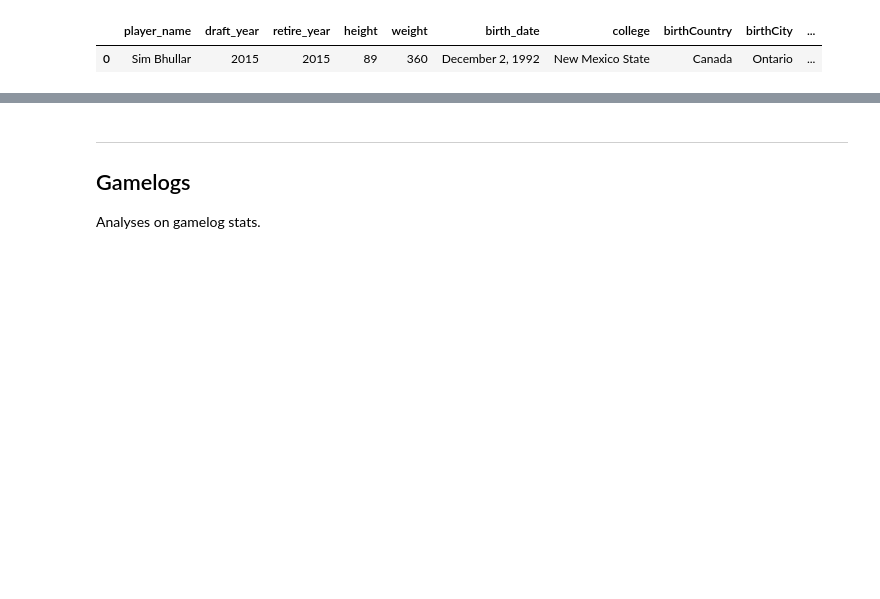
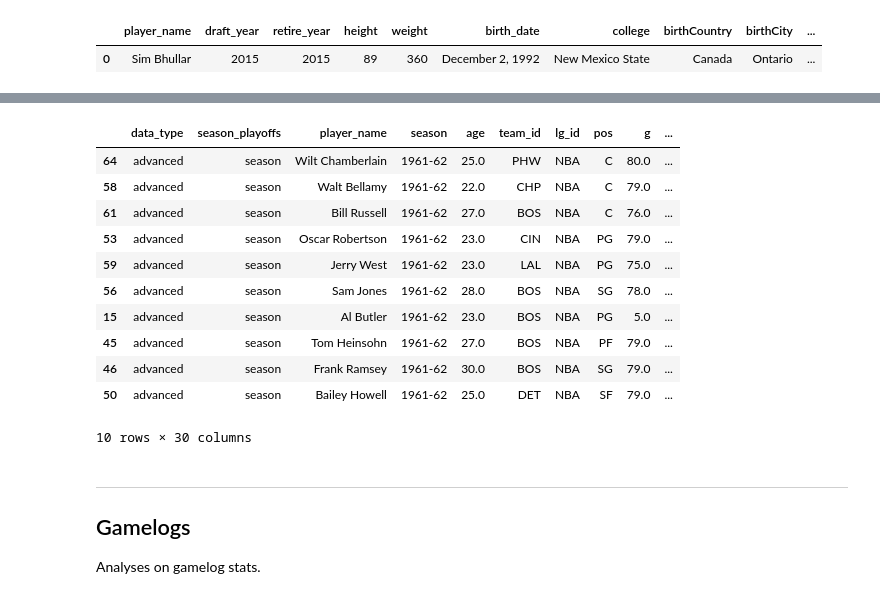
Before and after one commit to rahim-hashim/NBA-Prediction-Algorithms, a Jupyter notebook: basketball-reference-analyses.ipynb, the cells around one changed output, grey strips where cells are left out. Drawn from its saved outputs; the diff is of its cells as text; code cells hidden in the pictures; blank space fills up the shorter version.

```diff
--- a/basketball-reference-analyses.ipynb
+++ b/basketball-reference-analyses.ipynb
@@ -239,3 +195,19 @@ You can use widgets to filter data, as an example below:
+# %%
+table_selected1961 = table_selected[table_selected['season'] == '1961-62']
+table_selected1961.sort_values(by='ws_per_48', ascending=False).head(10)
+# %% [output]
+|  | data_type | season_playoffs | player_name | season | age | team_id | lg_id | pos | g | ... |
+| 64 | advanced | season | Wilt Chamberlain | 1961-62 | 25.0 | PHW | NBA | C | 80.0 | ... |
+| 58 | advanced | season | Walt Bellamy | 1961-62 | 22.0 | CHP | NBA | C | 79.0 | ... |
+| 61 | advanced | season | Bill Russell | 1961-62 | 27.0 | BOS | NBA | C | 76.0 | ... |
+| 53 | advanced | season | Oscar Robertson | 1961-62 | 23.0 | CIN | NBA | PG | 79.0 | ... |
+| 59 | advanced | season | Jerry West | 1961-62 | 23.0 | LAL | NBA | PG | 75.0 | ... |
+| 56 | advanced | season | Sam Jones | 1961-62 | 28.0 | BOS | NBA | SG | 78.0 | ... |
+| 15 | advanced | season | Al Butler | 1961-62 | 23.0 | BOS | NBA | PG | 5.0 | ... |
+| 45 | advanced | season | Tom Heinsohn | 1961-62 | 27.0 | BOS | NBA | PF | 79.0 | ... |
+| 46 | advanced | season | Frank Ramsey | 1961-62 | 30.0 | BOS | NBA | SG | 79.0 | ... |
+| 50 | advanced | season | Bailey Howell | 1961-62 | 25.0 | DET | NBA | SF | 79.0 | ... |
+10 rows × 30 columns
 # %% [markdown]
 ***
 ## Gamelogs
```
Also changed, not shown: parts of 22 cells of this notebook, 26 other files.
